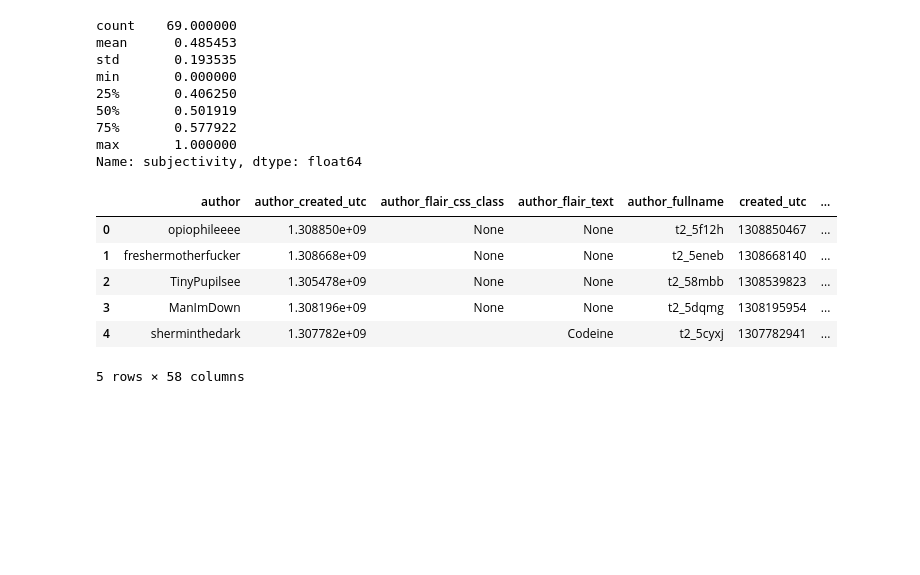
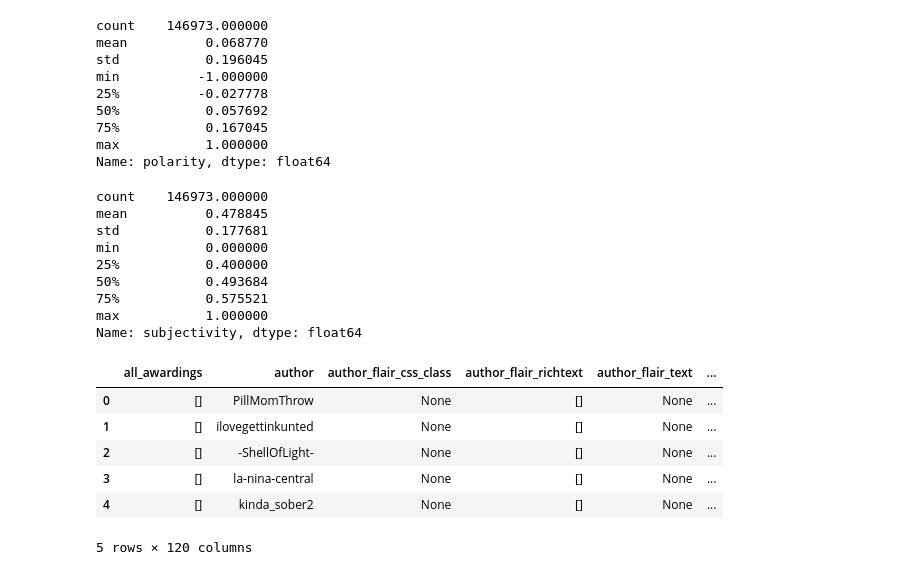
Before and after one commit to RussellABH/OPTUS-AI, a Jupyter notebook: analysis/yashas/submissions.ipynb, the cells around one changed output. Drawn from its saved outputs; the diff is of its cells as text; code cells hidden in the pictures; blank space fills up the shorter version.

```diff
--- a/analysis/yashas/submissions.ipynb
+++ b/analysis/yashas/submissions.ipynb
@@ -7,12 +7,24 @@ import datetime
 import matplotlib.pyplot as plt
 import numpy as np
 import matplotlib as mpl
+import glob
 
-df = pd.read_json('/Users/User/Downloads/Data_Reddit/opiates_submissions1.json')
+
+dataframes = []
+json_files = glob.glob('/Users/User/Downloads/Data_Reddit/opiates_submissions*.json')
+
+for json_file in json_files:
+    temp = pd.read_json(json_file)
+    dataframes.append(temp)
+
+df = pd.concat(dataframes, ignore_index=True)
+
 display(df.head())
 display(df.columns)
 display(df['selftext'])
 
 nlp = spacy.load("en_core_web_sm")
 nlp.add_pipe('spacytextblob')
+
+nlp.select_pipes(disable = ['tok2vec', 'tagger', 'parser', 'attribute_ruler', 'lemmatizer', 'ner'])
 # %% [output]
@@ -54,5 +60,6 @@ Name: selftext, Length: 204, dtype: object
 # %%
-df = df.loc[(df['selftext'] != '') & (df['selftext'] != '[deleted]') & (df['selftext'] != '[removed]') & (df['author'] != '[deleted]')]
+df = df.loc[(df['selftext'] != '') & (df['selftext'] != '[deleted]') & (df['selftext'] != '[removed]') & (df['author'] != '[deleted]') & (df['selftext'] != 'None')]
+df = df.dropna(subset=['selftext']).reset_index(drop=True)
 df.reset_index(inplace=True, drop=True)
 
 display(df['selftext'])
@@ -72,5 +79,19 @@ Name: selftext, Length: 69, dtype: object
 # %%
-df['blob'] = df['selftext'].apply(lambda text: nlp(text)._.blob)
+results = []
+
+# Iterate over the rows of the DataFrame
+for index, row in df.iterrows():
+    text = row['selftext']
+    blob = nlp(text)._.blob
+    results.append(blob)
+
+    # Print the status by overwriting the same row
+    status = f"Processing row {index + 1} out of {len(df)}"
+    print(status, end='\r')  # The end='\r' overwrites the same line in the console
+
+# Add the results as a new column in the DataFrame
+df['blob'] = results
+
 df['polarity'] = df['blob'].apply(lambda blob: blob.polarity)
 df['subjectivity'] = df['blob'].apply(lambda blob: blob.subjectivity)
 
@@ -95,19 +108,28 @@ Name: polarity, dtype: float64
-count    69.000000
-mean      0.485453
-std       0.193535
-min       0.000000
-25%       0.406250
-50%       0.501919
-75%       0.577922
-max       1.000000
-Name: subjectivity, dtype: float64
+count    146973.000000
+mean          0.068770
+std           0.196045
+min          -1.000000
+25%          -0.027778
+50%           0.057692
+75%           0.167045
+max           1.000000
+Name: polarity, dtype: float64
+count    146973.000000
+mean          0.478845
+std           0.177681
+min           0.000000
+25%           0.400000
+50%           0.493684
+75%           0.575521
+max           1.000000
+Name: subjectivity, dtype: float64
-|  | author | author_created_utc | author_flair_css_class | author_flair_text | author_fullname | created_utc | ... |
-| 0 | opiophileeee | 1.308850e+09 | None | None | t2_5f12h | 1308850467 | ... |
-| 1 | freshermotherfucker | 1.308668e+09 | None | None | t2_5eneb | 1308668140 | ... |
-| 2 | TinyPupilsee | 1.305478e+09 | None | None | t2_58mbb | 1308539823 | ... |
-| 3 | ManImDown | 1.308196e+09 | None | None | t2_5dqmg | 1308195954 | ... |
-| 4 | sherminthedark | 1.307782e+09 |  | Codeine | t2_5cyxj | 1307782941 | ... |
+|  | all_awardings | author | author_flair_css_class | author_flair_richtext | author_flair_text | ... |
+| 0 | [] | PillMomThrow | None | [] | None | ... |
+| 1 | [] | ilovegettinkunted | None | [] | None | ... |
+| 2 | [] | -ShellOfLight- | None | [] | None | ... |
+| 3 | [] | la-nina-central | None | [] | None | ... |
+| 4 | [] | kinda_sober2 | None | [] | None | ... |
-5 rows × 58 columns
+5 rows × 120 columns
 # %%
 df_commenters = df.groupby('author').agg({'polarity': ['mean', 'count']})
 
```
Also changed, not shown: parts of 6 cells of this notebook, 1 other file.
